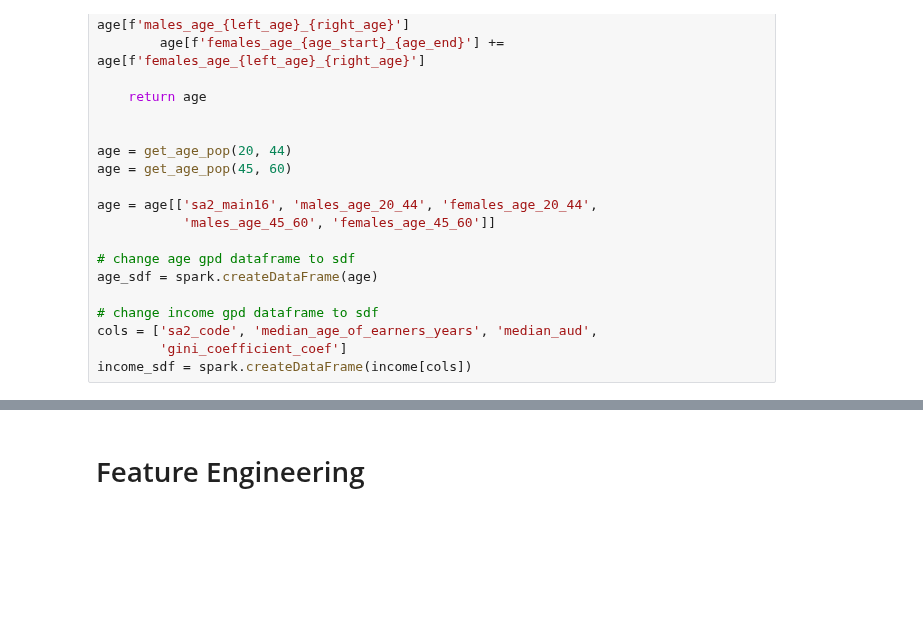
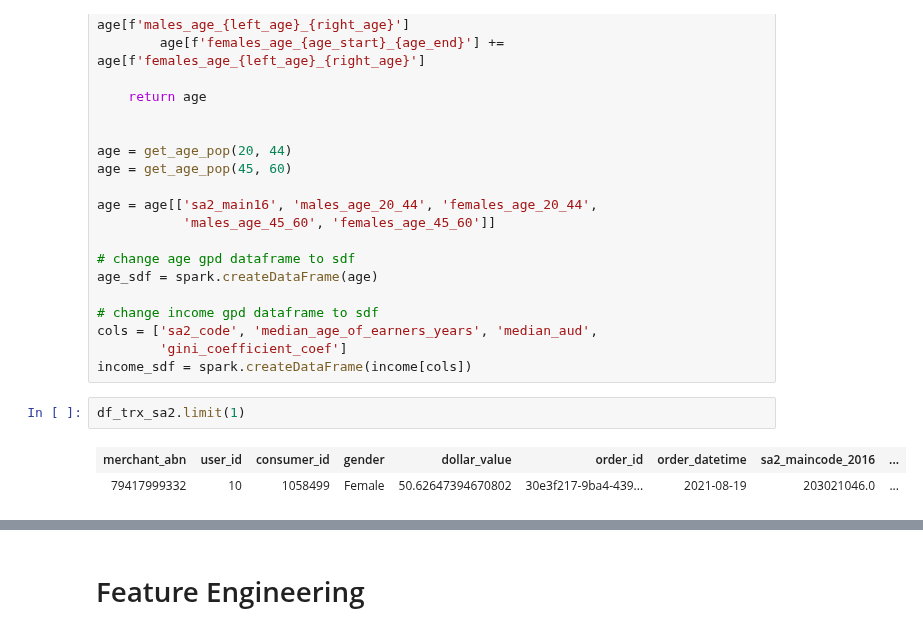
Before and after one commit to MAST30034-Applied-Data-Science/generic-buy-now-pay-later-project-group-11, a Jupyter notebook: notebooks/feature_engineering.ipynb, the cells around one changed output, grey strips where cells are left out. Saved outputs shown, nothing was run; the diff lists cells and outputs as text; blank space fills up the shorter version.

```diff
--- a/notebooks/feature_engineering.ipynb
+++ b/notebooks/feature_engineering.ipynb
@@ -166,3 +168,8 @@ age_sdf = spark.createDataFrame(age)
 cols = ['sa2_code', 'median_age_of_earners_years', 'median_aud',
         'gini_coefficient_coef']
 income_sdf = spark.createDataFrame(income[cols])
+# %%
+df_trx_sa2.limit(1)
+# %% [output]
+| merchant_abn | user_id | consumer_id | gender | dollar_value | order_id | order_datetime | sa2_maincode_2016 | ... |
+| 79417999332 | 10 | 1058499 | Female | 50.62647394670802 | 30e3f217-9ba4-439... | 2021-08-19 | 203021046.0 | ... |
```
Also changed, not shown: parts of 12 cells of this notebook.
